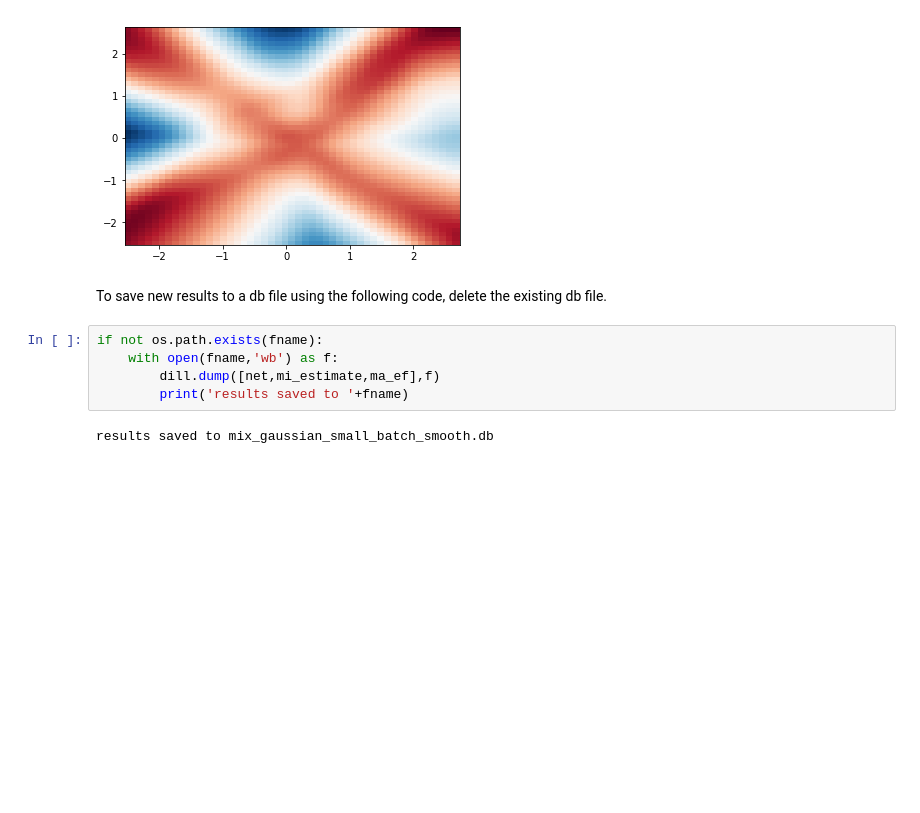
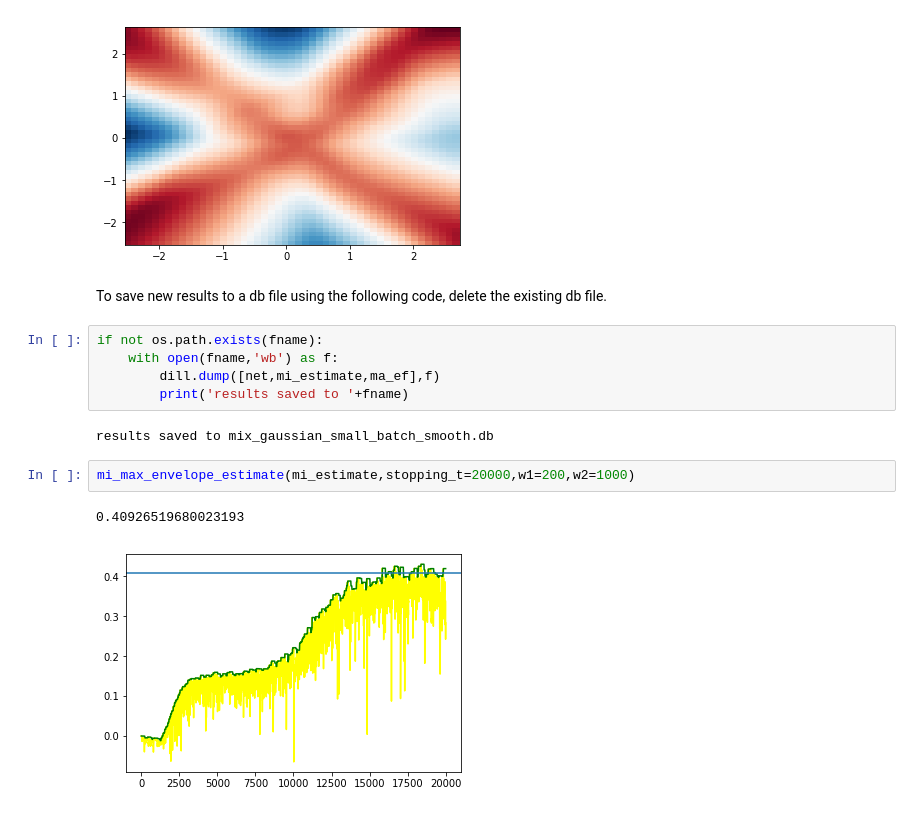
Before and after one commit to michaellimair/MINE-Entropy, a Jupyter notebook: mix_gaussian_small_batch_smooth.ipynb, the cells around one changed output. Drawn from its saved outputs; the diff is of its cells as text; blank space fills up the shorter version.

```diff
--- a/mix_gaussian_small_batch_smooth.ipynb
+++ b/mix_gaussian_small_batch_smooth.ipynb
@@ -74,3 +76,8 @@ if not os.path.exists(fname):
         print('results saved to '+fname)
 # %% [output]
 results saved to mix_gaussian_small_batch_smooth.db
+# %%
+mi_max_envelope_estimate(mi_estimate,stopping_t=20000,w1=200,w2=1000)
+# %% [output]
+0.40926519680023193
+[figure, added]
```
Also changed, not shown: parts of 1 cell of this notebook, 4 other files.
